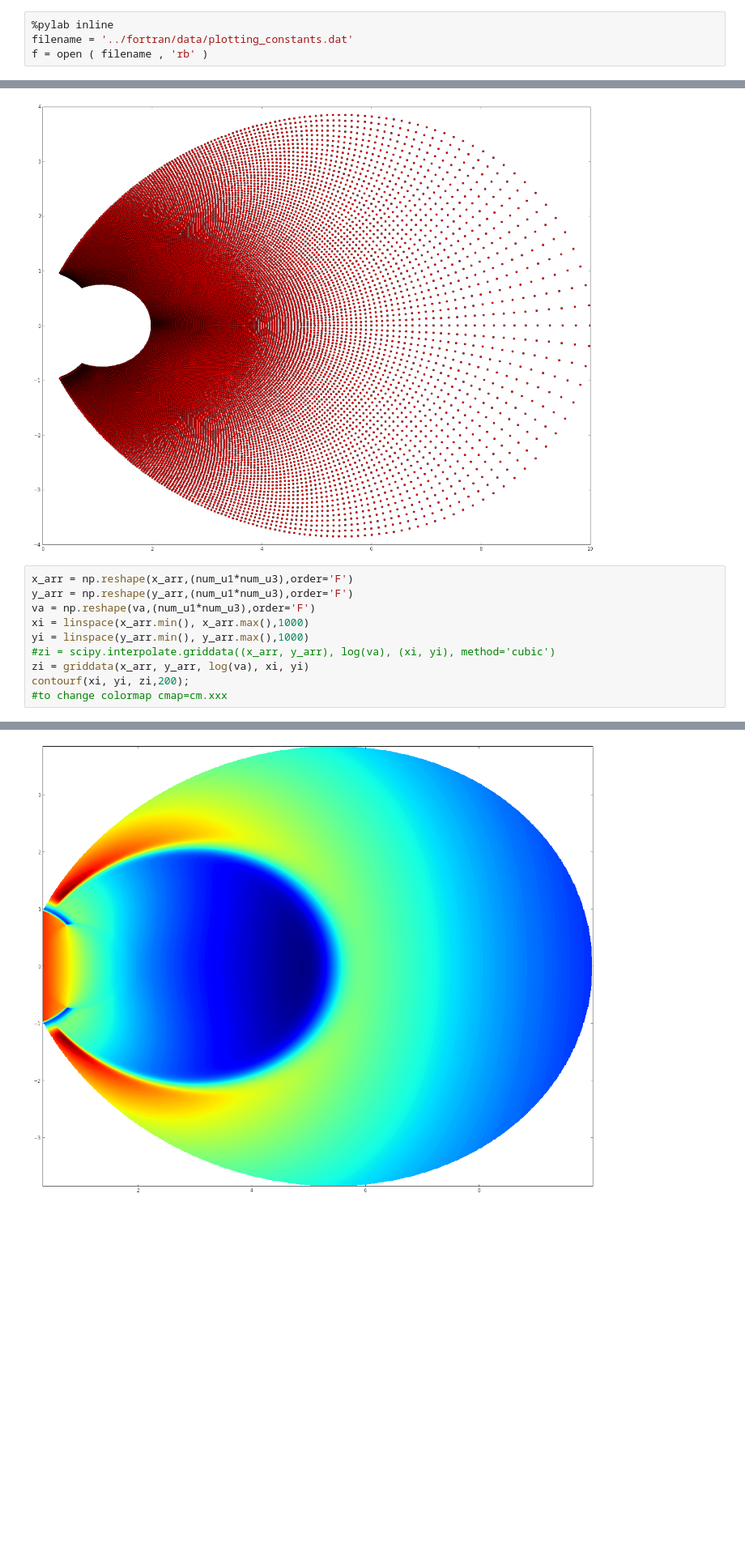
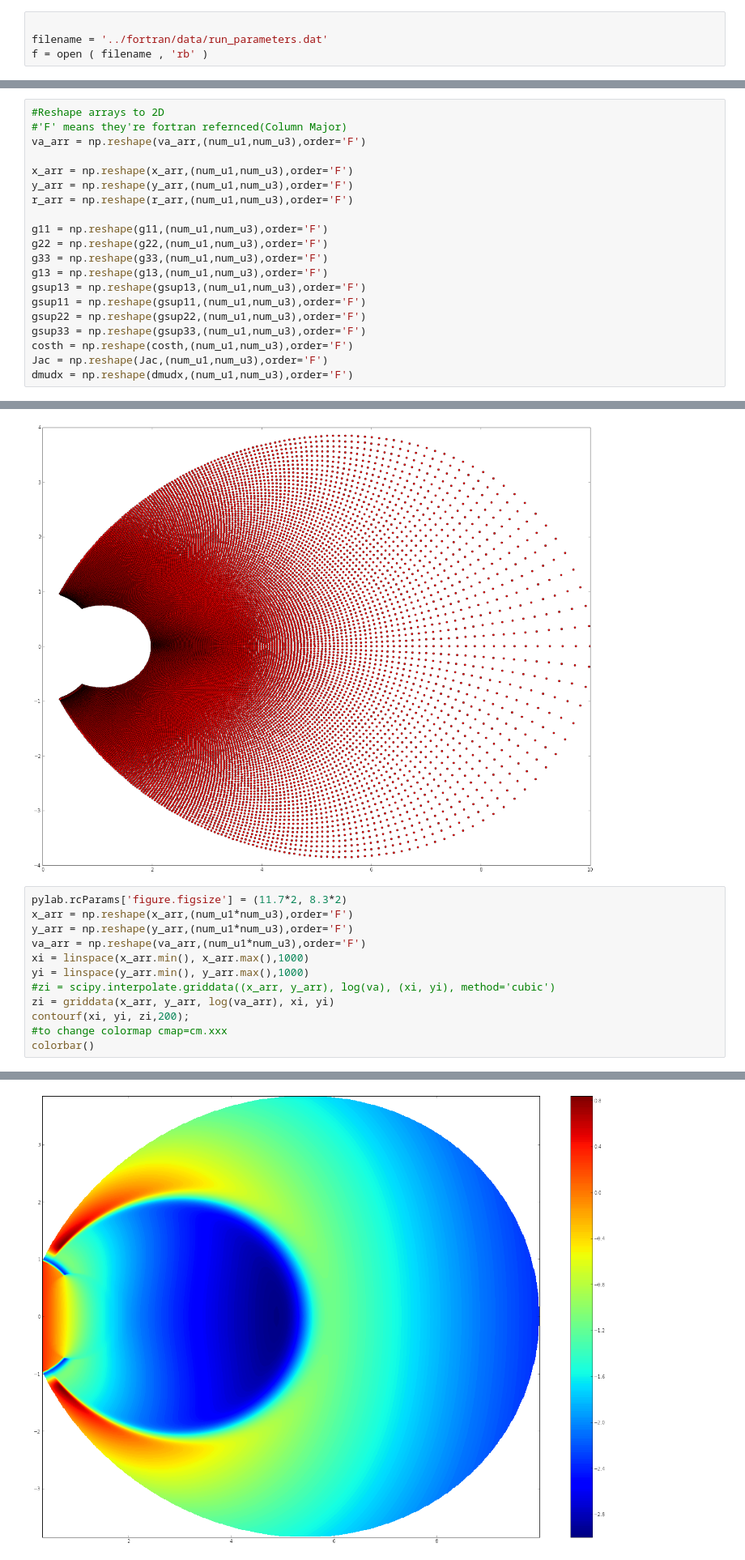
Before and after one commit to sciff90/mhd2d, a Jupyter notebook: python/mhd2d_plot_test.ipynb, the cells around one changed output, grey strips where cells are left out. Shown at 81% size. Drawn from its saved outputs; the diff is of its cells as text; blank space fills up the shorter version.

```diff
--- a/python/mhd2d_plot_test.ipynb
+++ b/python/mhd2d_plot_test.ipynb
@@ -11,4 +5,4 @@ Open up the plotting constants file. This contains:
 # %%
-%pylab inline
-filename = '../fortran/data/plotting_constants.dat'
+
+filename = '../fortran/data/run_parameters.dat'
 f = open ( filename , 'rb' )
@@ -39,3 +75,23 @@ y_arr = np.reshape(y_arr,(num_u1,num_u3),order='F')
+# %%
+#Reshape arrays to 2D
+#'F' means they're fortran refernced(Column Major)
+va_arr = np.reshape(va_arr,(num_u1,num_u3),order='F')
+
+x_arr = np.reshape(x_arr,(num_u1,num_u3),order='F')
+y_arr = np.reshape(y_arr,(num_u1,num_u3),order='F')
+r_arr = np.reshape(r_arr,(num_u1,num_u3),order='F')
+
+g11 = np.reshape(g11,(num_u1,num_u3),order='F')
+g22 = np.reshape(g22,(num_u1,num_u3),order='F')
+g33 = np.reshape(g33,(num_u1,num_u3),order='F')
+g13 = np.reshape(g13,(num_u1,num_u3),order='F')
+gsup13 = np.reshape(gsup13,(num_u1,num_u3),order='F')
+gsup11 = np.reshape(gsup11,(num_u1,num_u3),order='F')
+gsup22 = np.reshape(gsup22,(num_u1,num_u3),order='F')
+gsup33 = np.reshape(gsup33,(num_u1,num_u3),order='F')
+costh = np.reshape(costh,(num_u1,num_u3),order='F')
+Jac = np.reshape(Jac,(num_u1,num_u3),order='F')
+dmudx = np.reshape(dmudx,(num_u1,num_u3),order='F')
 # %%
 print 'Num_u1:',num_u1
 print 'Num_u3:',num_u3
@@ -51,13 +107,15 @@ plot(x_arr,y_arr,'ro',ms=4);
 # %% [output]
 [figure]
 # %%
+pylab.rcParams['figure.figsize'] = (11.7*2, 8.3*2)
 x_arr = np.reshape(x_arr,(num_u1*num_u3),order='F')
 y_arr = np.reshape(y_arr,(num_u1*num_u3),order='F')
-va = np.reshape(va,(num_u1*num_u3),order='F')
+va_arr = np.reshape(va_arr,(num_u1*num_u3),order='F')
 xi = linspace(x_arr.min(), x_arr.max(),1000)
 yi = linspace(y_arr.min(), y_arr.max(),1000)
 #zi = scipy.interpolate.griddata((x_arr, y_arr), log(va), (xi, yi), method='cubic')
-zi = griddata(x_arr, y_arr, log(va), xi, yi)
+zi = griddata(x_arr, y_arr, log(va_arr), xi, yi)
 contourf(xi, yi, zi,200);
 #to change colormap cmap=cm.xxx
+colorbar()
 # %% [output]
@@ -65,4 +123,4 @@ contourf(xi, yi, zi,200);
-[figure, old version]
+[figure, new version]
 # %%
 x_arr = np.reshape(x_arr,(num_u1,num_u3),order='F')
 y_arr = np.reshape(y_arr,(num_u1,num_u3),order='F')
```
Also changed, not shown: parts of 11 cells of this notebook, 13 other files.
